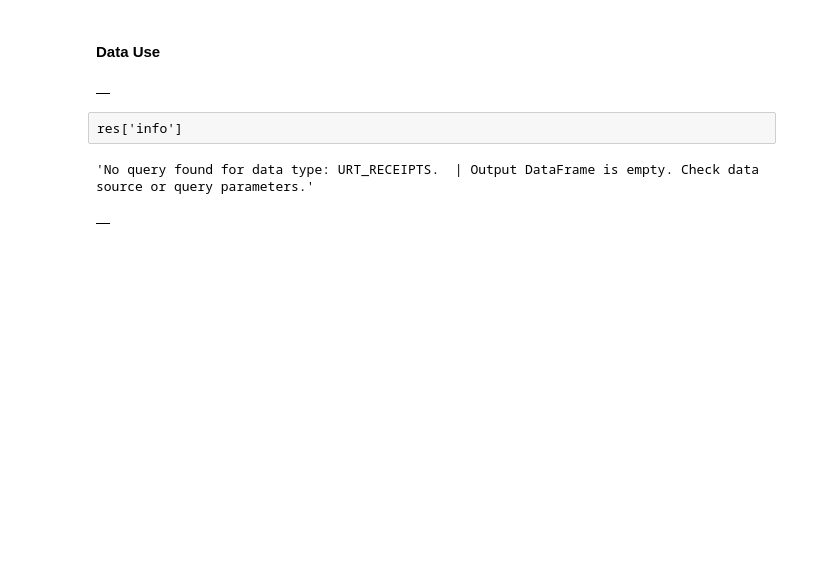
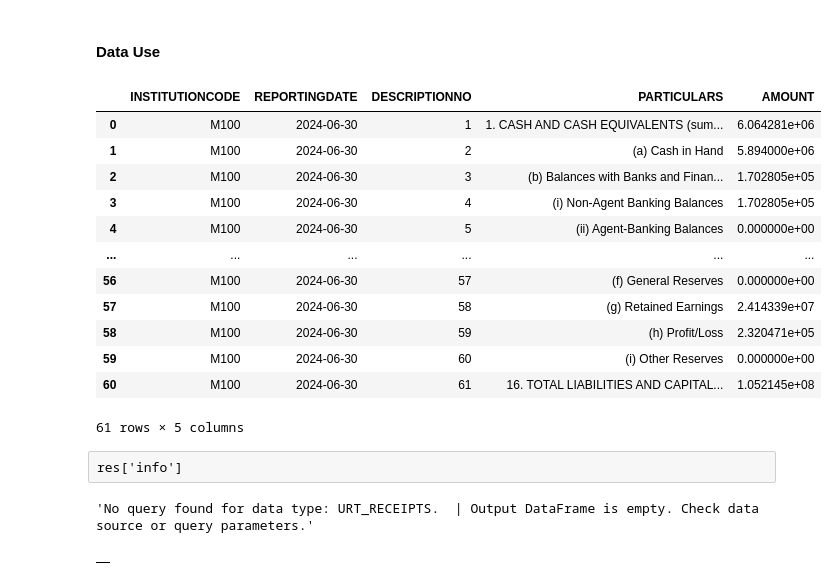
Before and after one commit to rbarongo/langodatarep, a Jupyter notebook: src/langodata/ITRSUserProgram.ipynb, the cells around one changed output. Drawn from its saved outputs; the diff is of its cells as text; code cells hidden in the pictures; blank space fills up the shorter version.

```diff
--- a/src/langodata/ITRSUserProgram.ipynb
+++ b/src/langodata/ITRSUserProgram.ipynb
@@ -151,10 +175,24 @@ res['df']
 # %% [markdown]
 #### Data Use
 # %%
-df1 = res['df']
-df1.head(10)
+df = res['df']
+#df1.head(10)
-# %% [output]
-|  |
+# %%
+df
+# %% [output]
+|  | INSTITUTIONCODE | REPORTINGDATE | DESCRIPTIONNO | PARTICULARS | AMOUNT |
+| 0 | M100 | 2024-06-30 | 1 | 1. CASH AND CASH EQUIVALENTS (sum... | 6.064281e+06 |
+| 1 | M100 | 2024-06-30 | 2 | (a) Cash in Hand | 5.894000e+06 |
+| 2 | M100 | 2024-06-30 | 3 | (b) Balances with Banks and Finan... | 1.702805e+05 |
+| 3 | M100 | 2024-06-30 | 4 | (i) Non-Agent Banking Balances | 1.702805e+05 |
+| 4 | M100 | 2024-06-30 | 5 | (ii) Agent-Banking Balances | 0.000000e+00 |
+| ... | ... | ... | ... | ... | ... |
+| 56 | M100 | 2024-06-30 | 57 | (f) General Reserves | 0.000000e+00 |
+| 57 | M100 | 2024-06-30 | 58 | (g) Retained Earnings | 2.414339e+07 |
+| 58 | M100 | 2024-06-30 | 59 | (h) Profit/Loss | 2.320471e+05 |
+| 59 | M100 | 2024-06-30 | 60 | (i) Other Reserves | 0.000000e+00 |
+| 60 | M100 | 2024-06-30 | 61 | 16. TOTAL LIABILITIES AND CAPITAL... | 1.052145e+08 |
+61 rows × 5 columns
 # %% [raw]
 res['info']
 # %%
```
Also changed, not shown: parts of 7 cells of this notebook, 12 other files.
